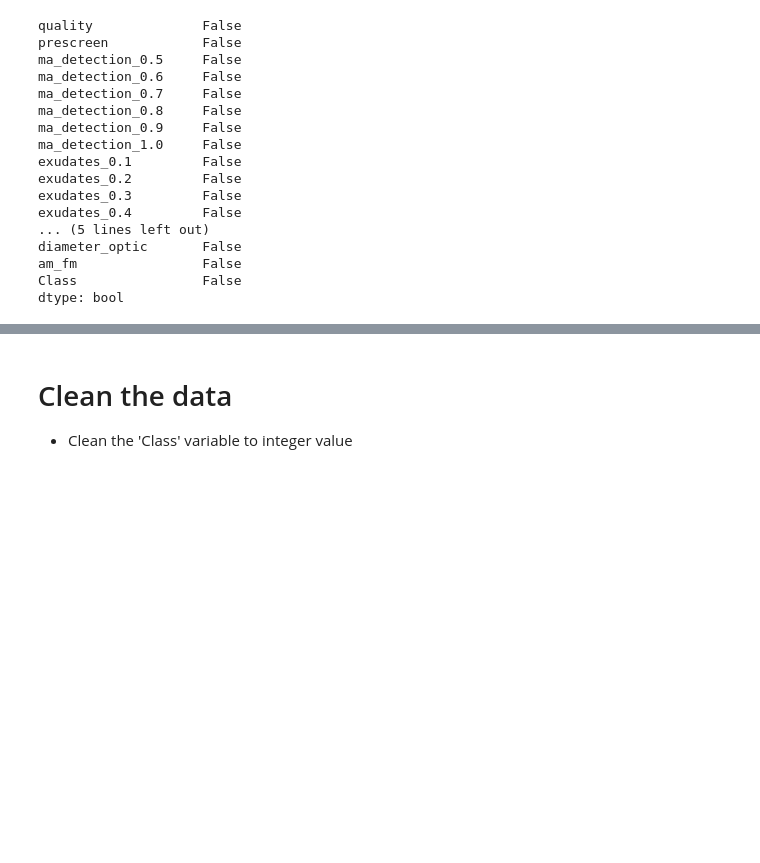
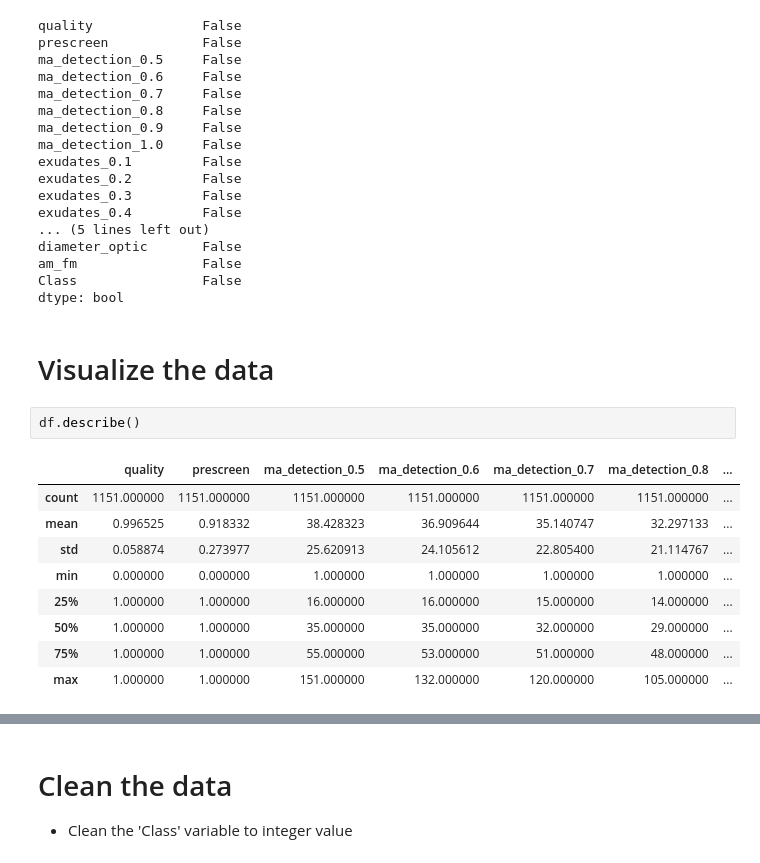
Before and after one commit to junyitt/machine_learning_project, a Jupyter notebook: MachineLearningProject.ipynb, the cells around one changed output, grey strips where cells are left out. Cells and saved outputs as stored; diff of their text form; blank space fills up the shorter version.

```diff
--- a/MachineLearningProject.ipynb
+++ b/MachineLearningProject.ipynb
@@ -101,3 +102,17 @@ diameter_optic       False
 am_fm                False
 Class                False
 dtype: bool
+# %% [markdown]
+# Visualize the data
+# %%
+df.describe()
+# %% [output]
+|  | quality | prescreen | ma_detection_0.5 | ma_detection_0.6 | ma_detection_0.7 | ma_detection_0.8 | ... |
+| count | 1151.000000 | 1151.000000 | 1151.000000 | 1151.000000 | 1151.000000 | 1151.000000 | ... |
+| mean | 0.996525 | 0.918332 | 38.428323 | 36.909644 | 35.140747 | 32.297133 | ... |
+| std | 0.058874 | 0.273977 | 25.620913 | 24.105612 | 22.805400 | 21.114767 | ... |
+| min | 0.000000 | 0.000000 | 1.000000 | 1.000000 | 1.000000 | 1.000000 | ... |
+| 25% | 1.000000 | 1.000000 | 16.000000 | 16.000000 | 15.000000 | 14.000000 | ... |
+| 50% | 1.000000 | 1.000000 | 35.000000 | 35.000000 | 32.000000 | 29.000000 | ... |
+| 75% | 1.000000 | 1.000000 | 55.000000 | 53.000000 | 51.000000 | 48.000000 | ... |
+| max | 1.000000 | 1.000000 | 151.000000 | 132.000000 | 120.000000 | 105.000000 | ... |
```
Also changed, not shown: parts of 5 cells of this notebook, 2 other files.
